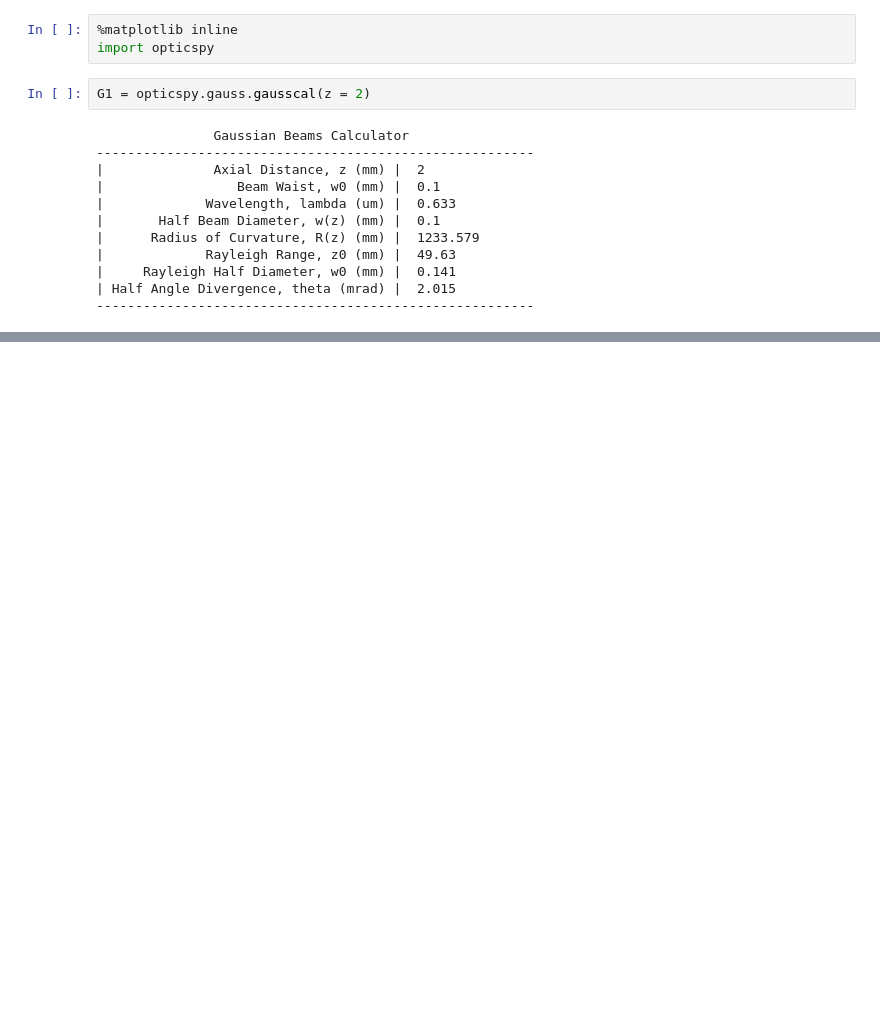
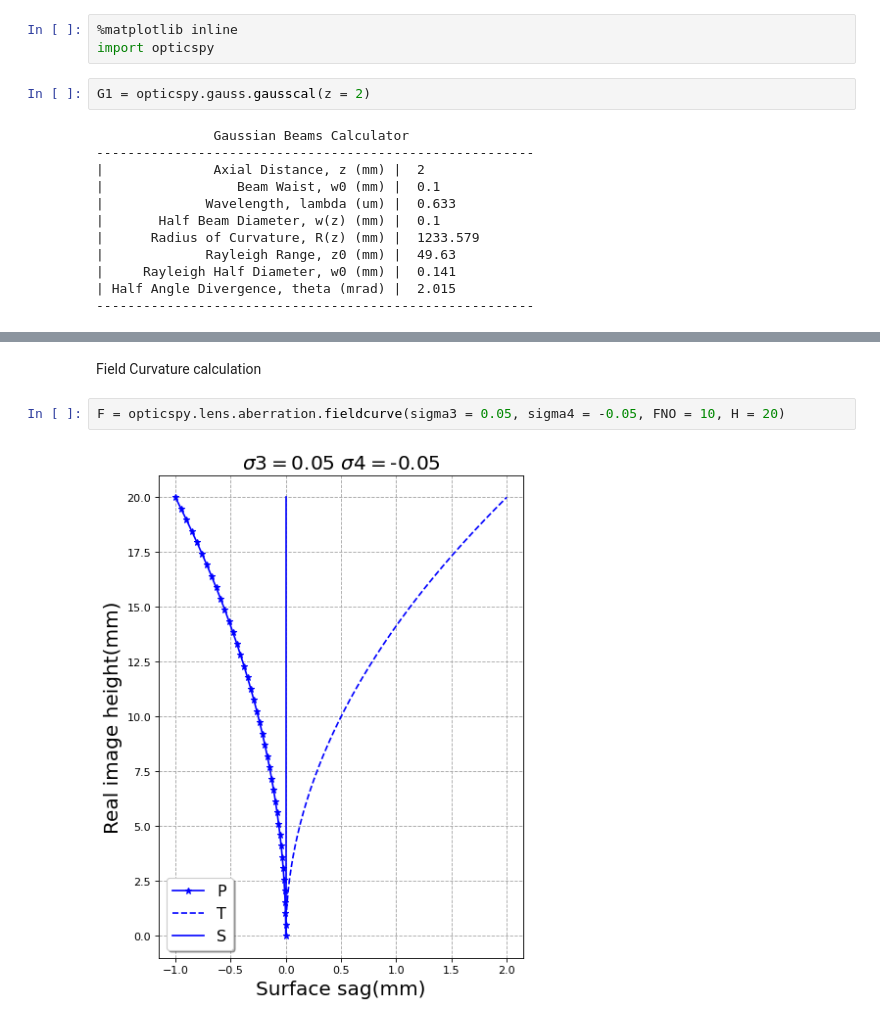
Before and after one commit to jwgu/opticspy, a Jupyter notebook: notebooks/other_functions.ipynb, the cells around one changed output, grey strips where cells are left out. Cells and saved outputs as stored; diff of their text form; blank space fills up the shorter version.

```diff
--- a/notebooks/other_functions.ipynb
+++ b/notebooks/other_functions.ipynb
@@ -33,0 +33,6 @@ AttributeError: module 'matplotlib.cbook' has no attribute '_string_to_bool'
+# %% [markdown]
+Field Curvature calculation
+# %%
+F = opticspy.lens.aberration.fieldcurve(sigma3 = 0.05, sigma4 = -0.05, FNO = 10, H = 20)
+# %% [output]
+[figure, added]
```
Also changed, not shown: parts of 20 cells of this notebook, 9 other files.
